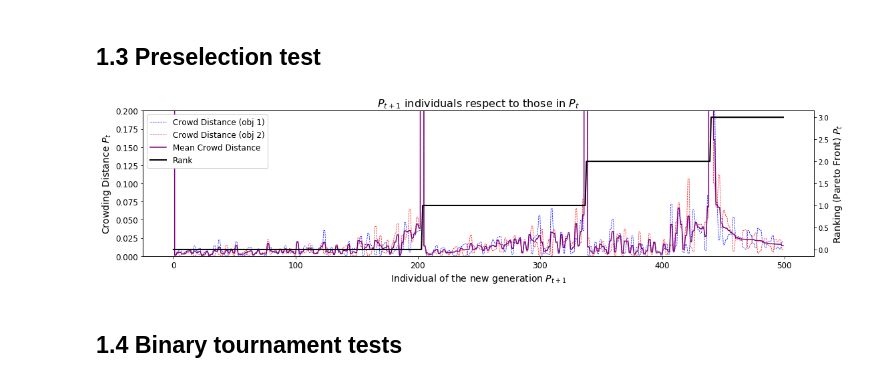
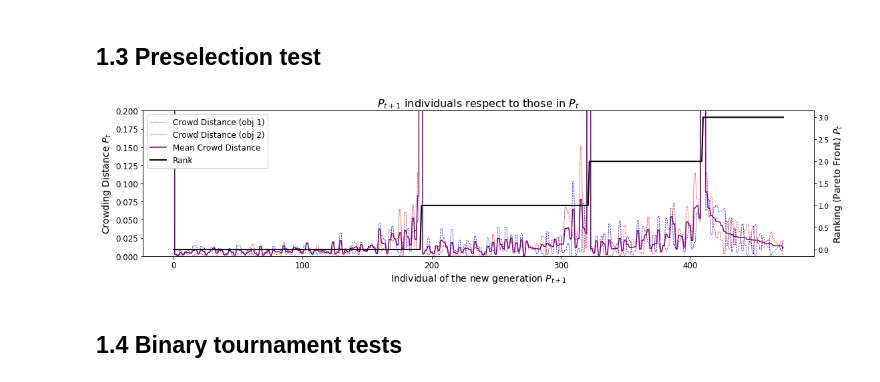
Before and after one commit to jlobatop/GA-CFD-MO, a Jupyter notebook: optimization/NSGA_II.ipynb, the cells around one changed output. Drawn from its saved outputs; the diff is of its cells as text; code cells hidden in the pictures.

```diff
--- a/optimization/NSGA_II.ipynb
+++ b/optimization/NSGA_II.ipynb
@@ -229,7 +229,7 @@ def preSelection(P, Q, funEvalP, funEvalQ):
     """Selection based on the mixing of parents and offsprings
 
     INPUTS:
-    P:        parents (in parameter space) as a numpy.ndarray
+    P:        parents [p-1] (in parameter space) as a numpy.ndarray
     Q:        offspring [p] (in parameter space) as a numpy.ndarray
     funEvalP: parents (in function space) as a numpy.ndarray
     funEvalQ: offsprings (in function space) as a numpy.ndarray
@@ -470,0 +536,36 @@ y_high = 3
+# %%
+def const(x,y,no):
+    """Parameter space constraints for x and y values
+
+    INPUTS:
+    x:      first parameter search space component as numpy.ndarray
+    y:      second parameter search space component as numpy.ndarray
+    no:     number of the constraint that wants to be evaluated
+    (although not an input, this function should be used with constVal and
+    compMode lists that have the constraints values)
+
+    OUTPUTS:
+    array:  mutated individual as numpy.ndarray
+
+    This function evaluates the constraints for the set of values in x and y in the
+    desired function no-th. This follows Python notation where the first function is
+    0, the second is 1,...
+    """
+
+    # Conditional for each constraint
+    if no == 0:
+        return (x-5)**2+y**2
+    if no == 1:
+        return (x-8)**2+(y+3)**2
+    # Conditional for domain
+    if no == 2:
+        return x
+    if no == 3:
+        return x
+    if no == 4:
+        return y
+    if no == 5:
+        return y
+
+constVal = [25, 7.7, x_high, x_low, y_high, y_low]
+compMode = ['leq', 'geq', 'leq', 'geq', 'leq', 'geq']
@@ -567,28 +708,28 @@ Text(0.5,1,'First objective function')
 # %% [markdown]
 ## 1.3 Preselection test
 # %%
-a = preSelection(P[0],P[0],valid_values,valid_values)
+a = preSelection(np.vstack((valid_x,valid_y)).T,np.vstack((valid_x,valid_y)).T,valid_values,valid_values)
 
 np.place(a[:,4],a[:,4]==np.float('inf'),9)
 np.place(a[:,3],a[:,3]==np.float('inf'),9)
 
 fig, ax1 = plt.subplots(1, figsize=(18,4))
 ax1.plot(a[:,4],'b--',linewidth=0.7,label='Crowd Distance (obj 1)')
 ax1.plot(a[:,3],'r--',linewidth=0.7,label='Crowd Distance (obj 2)')
 ax1.plot((a[:,3]+a[:,4])/2,color='purple',linewidth=1.5,label='Mean Crowd Distance')
 ax1.plot([0.5,0.5],'k',linewidth=2,label='Rank')
 ax2 = ax1.twinx()
 ax2.plot(a[:,2],'k',linewidth=2,label='Rank')
 ax1.set_ylim([0.,0.2]);
 ax1.set_xlabel('Individual of the new generation $P_{t+1}$',fontsize=14)
 ax1.set_ylabel('Crowding Distance $P_{t}$',fontsize=14)
 ax2.set_ylabel('Ranking (Pareto Front) $P_{t}$',fontsize=14)
 ax1.set_title('$P_{t+1}$ individuals respect to those in $P_t$',fontsize=16)
 ax1.tick_params(axis='both', which='both', labelsize=12)
 leg = ax1.legend(loc='upper left', fontsize=12)
 leg.get_frame().set_alpha(1)
 # %% [output]
-[figure, old version]
+[figure, new version]
 # %% [markdown]
 ## 1.4 Binary tournament tests
 # %%
```
Also changed, not shown: parts of 28 cells of this notebook, 3 other files.
